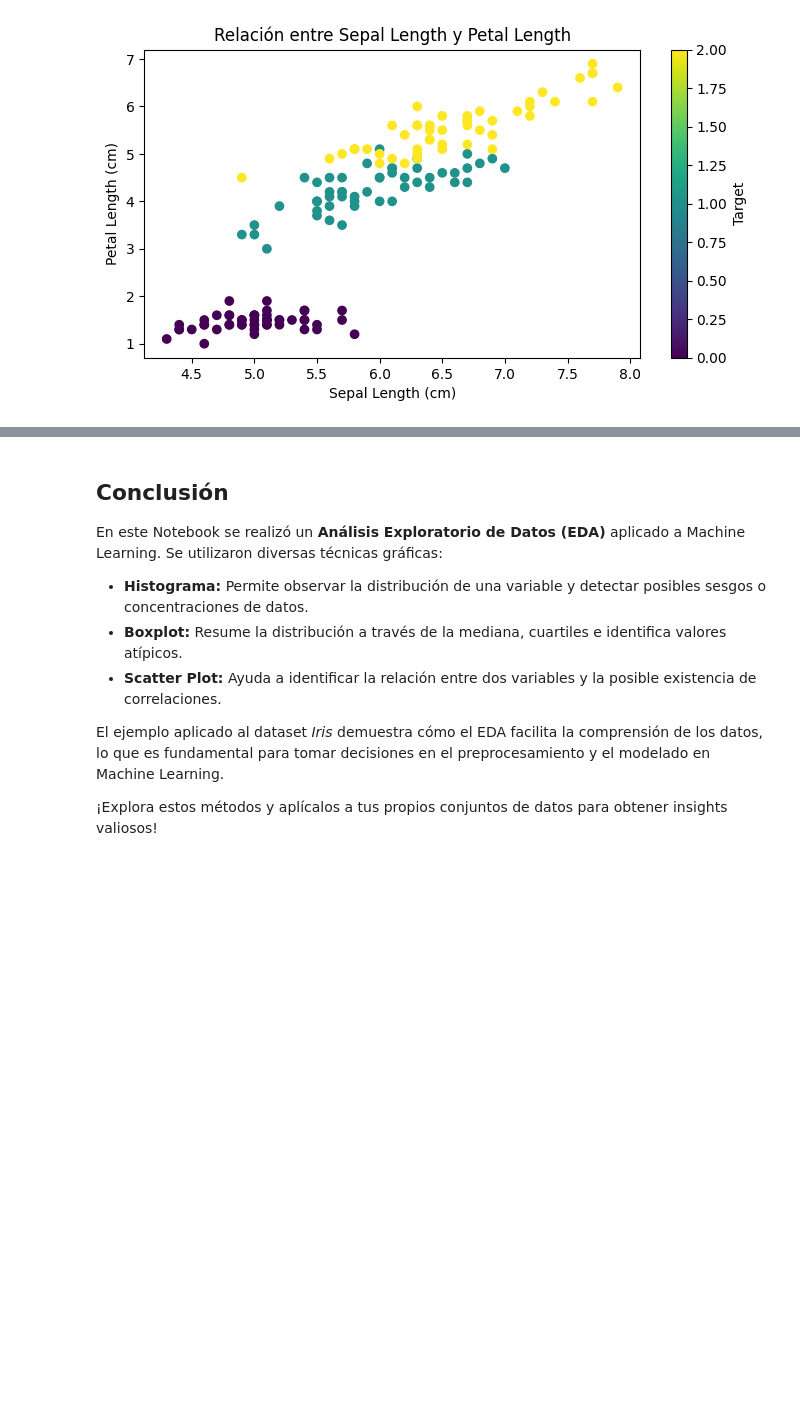
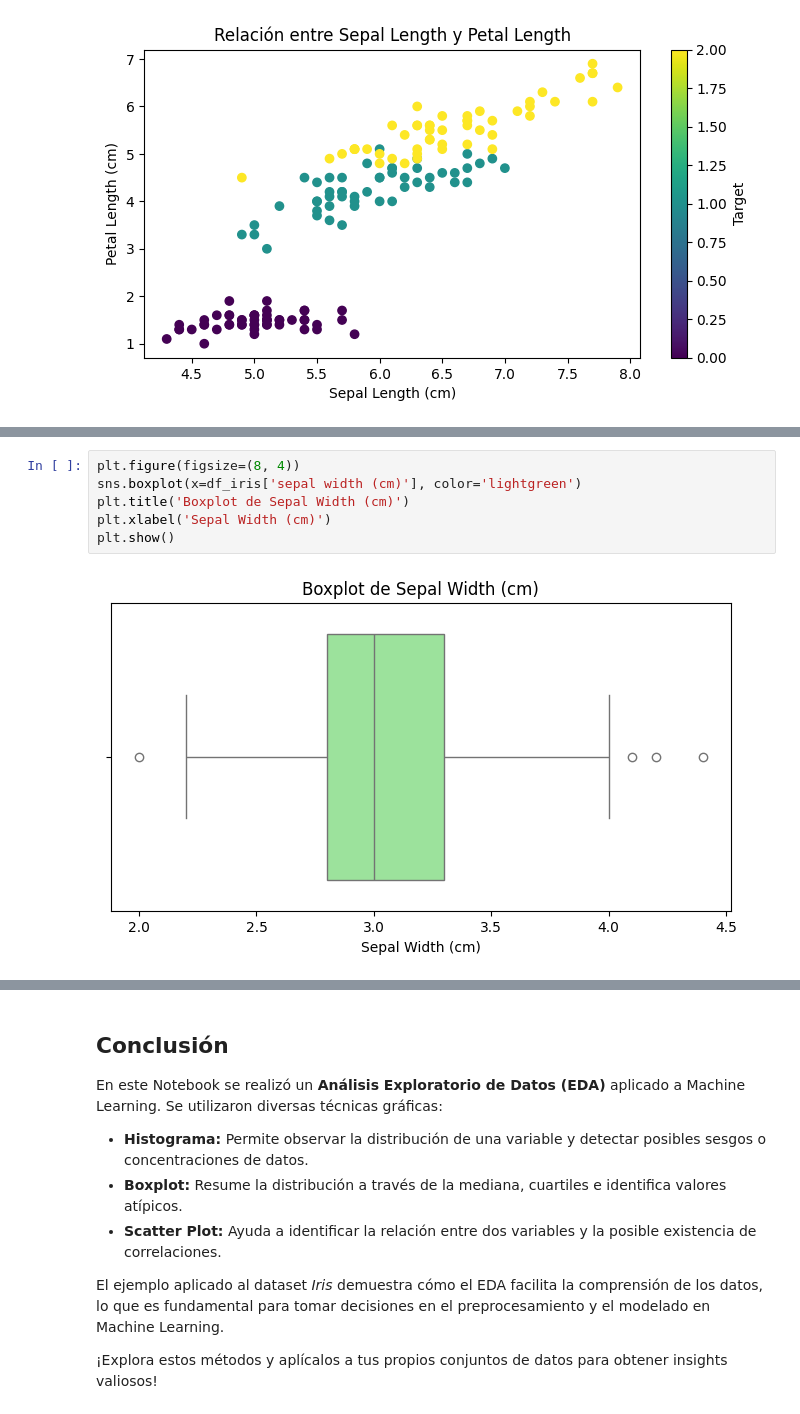
Before and after one commit to JZGlez/MCD_G2_Programacion2, a Jupyter notebook: 4. EDA_ML.ipynb, the cells around one changed output, grey strips where cells are left out. Cells and saved outputs as stored; diff of their text form; blank space fills up the shorter version.

```diff
--- a/4. EDA_ML.ipynb
+++ b/4. EDA_ML.ipynb
@@ -215,0 +225,8 @@ max            2.500000    2.000000
+# %%
+plt.figure(figsize=(8, 4))
+sns.boxplot(x=df_iris['sepal width (cm)'], color='lightgreen')
+plt.title('Boxplot de Sepal Width (cm)')
+plt.xlabel('Sepal Width (cm)')
+plt.show()
+# %% [output]
+[figure, added]
```
Also changed, not shown: parts of 5 cells of this notebook.
